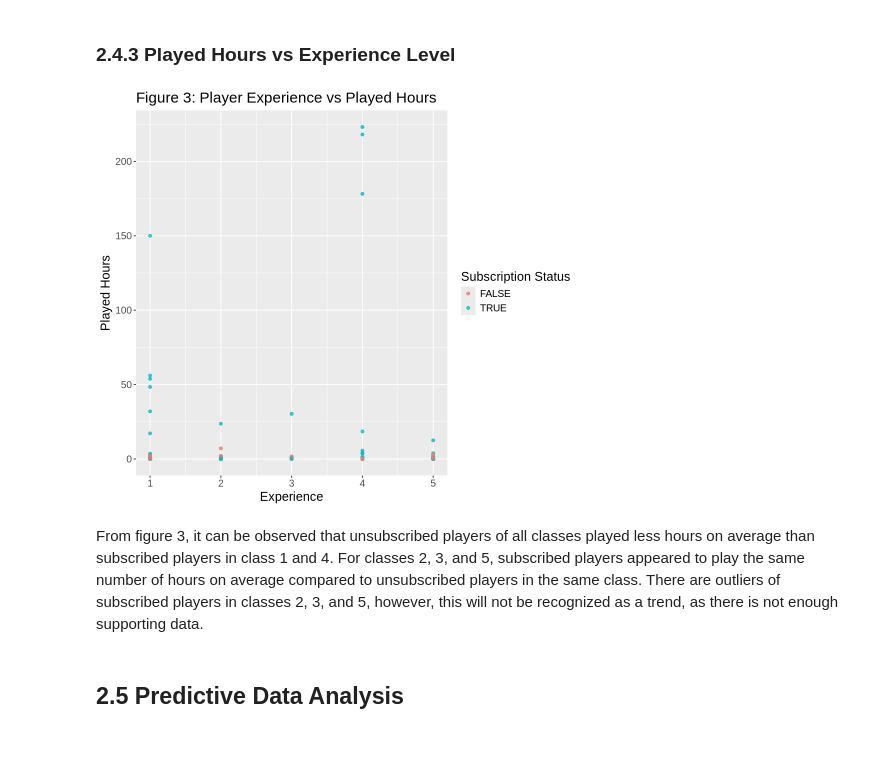
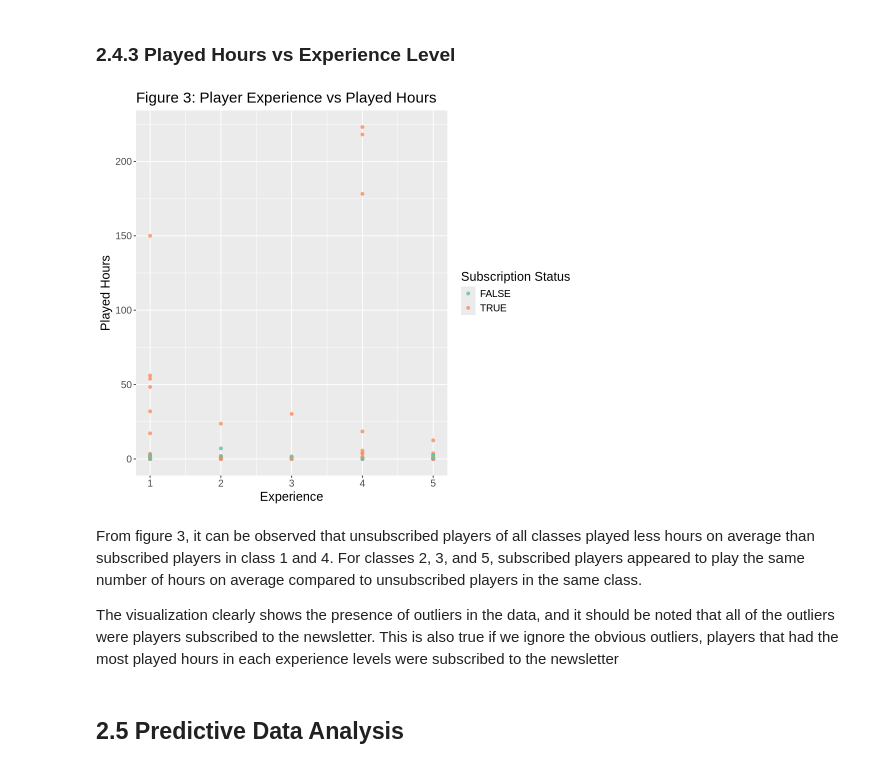
Before and after one commit to JLin4115/gp_dsci_17, a Jupyter notebook: Project group17 report.ipynb, the cells around one changed output. Saved outputs shown, nothing was run; the diff lists cells and outputs as text; code cells hidden in the pictures.

```diff
--- a/Project group17 report.ipynb
+++ b/Project group17 report.ipynb
@@ -175,13 +177,16 @@ From figure 2, it can be observed that players subscribed to the newsletter **pl
 # %%
 options(repr.plot.width = 8, repr.plot.height = 7)
 ggplot(players_clean, aes(x = experience, y = played_hours, color = subscribe)) +
     geom_point(alpha = 0.8) +
     theme(text = element_text(size = 15)) +
-    labs(title = "Figure 3: Player Experience vs Played Hours", x = "Experience", y = "Played Hours", color = "Subscription Status")
+    labs(title = "Figure 3: Player Experience vs Played Hours", x = "Experience", y = "Played Hours", color = "Subscription Status") +
+    scale_color_brewer(palette = "Set2")
 # %% [output]
-[figure, old version]
+[figure, new version]
 # %% [markdown]
-From figure 3, it can be observed that unsubscribed players of all classes played less hours on average than subscribed players in class 1 and 4. For classes 2, 3, and 5, subscribed players appeared to play the same number of hours on average compared to unsubscribed players in the same class. There are outliers of subscribed players in classes 2, 3, and 5, however, this will not be recognized as a trend, as there is not enough supporting data.
+From figure 3, it can be observed that unsubscribed players of all classes played less hours on average than subscribed players in class 1 and 4. For classes 2, 3, and 5, subscribed players appeared to play the same number of hours on average compared to unsubscribed players in the same class.
+
+The visualization clearly shows the presence of outliers in the data, and it should be noted that all of the outliers were players subscribed to the newsletter. This is also true if we ignore the obvious outliers, players that had the most played hours in each experience levels were subscribed to the newsletter
 # %% [markdown]
 ## 2.5 Predictive Data Analysis
 # %%
```
Also changed, not shown: parts of 9 cells of this notebook.
